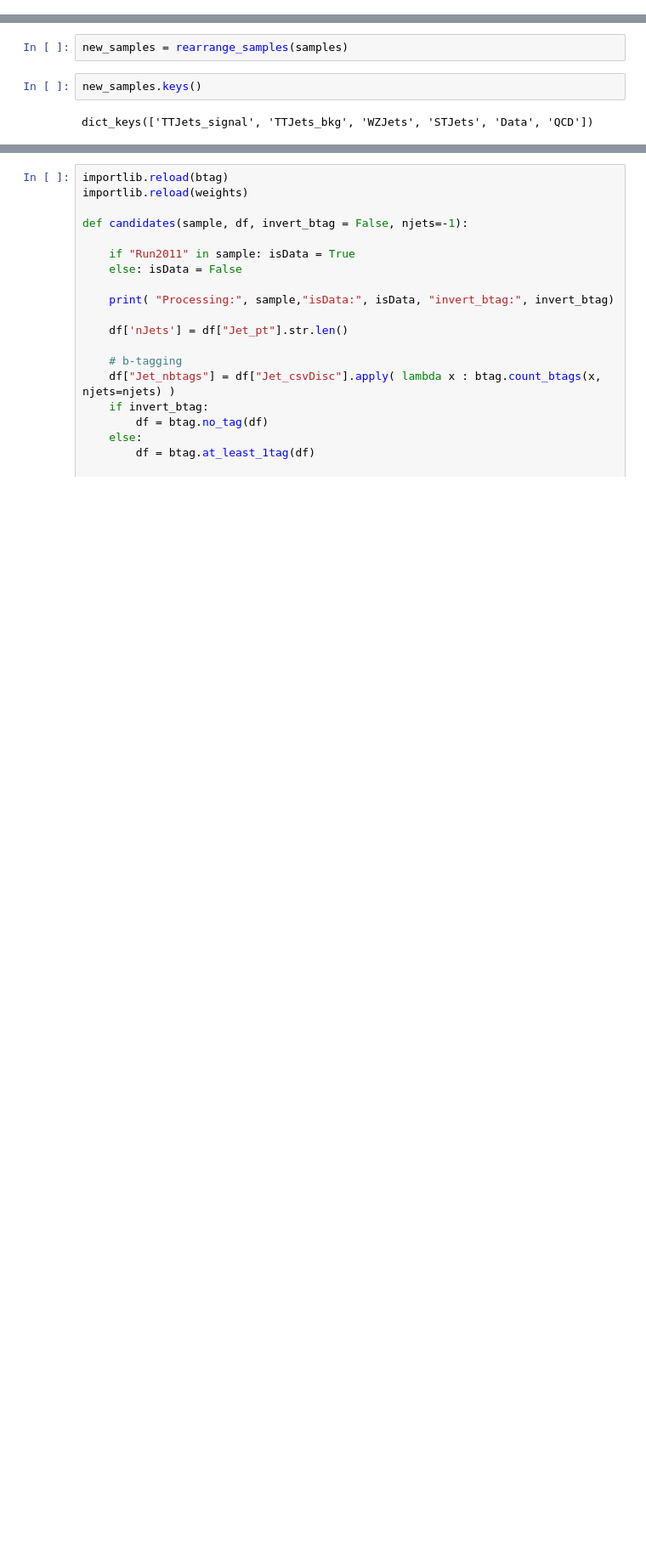
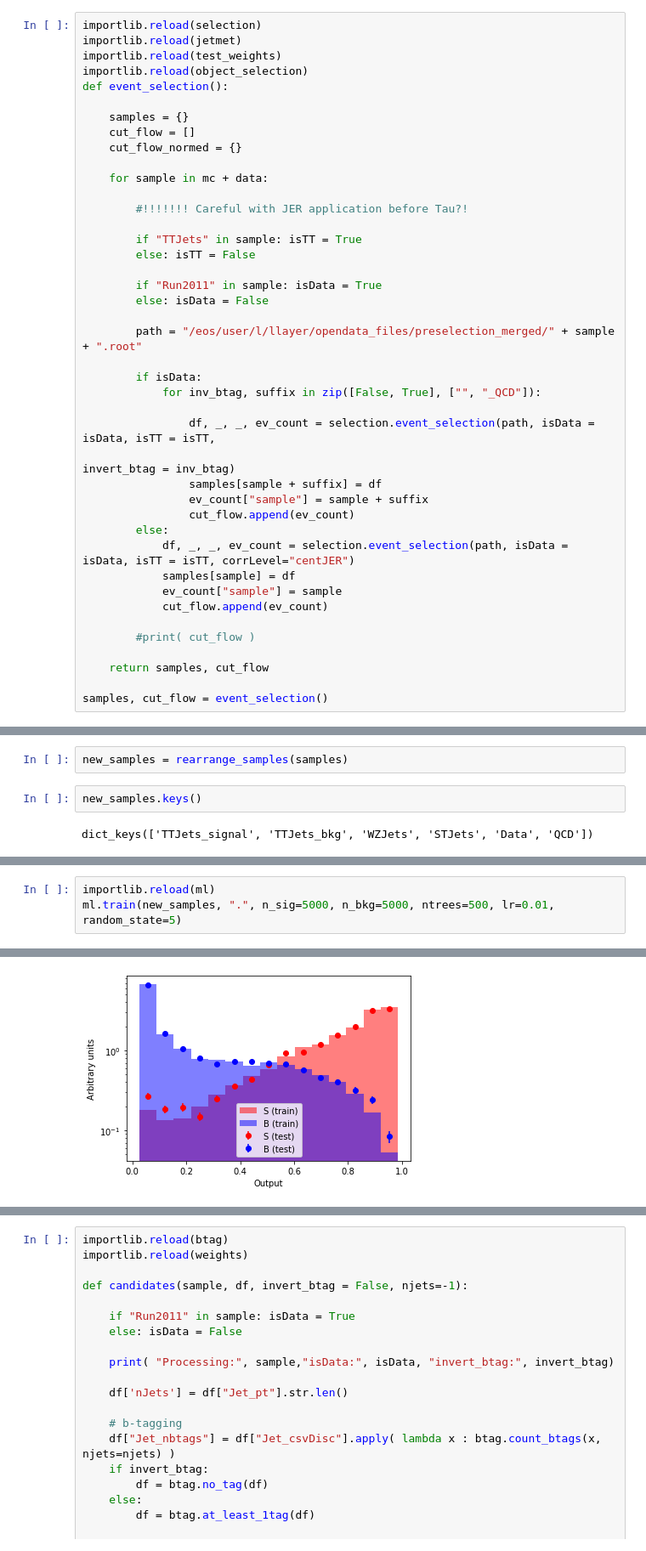
Before and after one commit to llayer/cmsopen, a Jupyter notebook: columnar/script_selection.ipynb, the cells around one changed output, grey strips where cells are left out. Shown: that part at 85% size. Saved outputs shown, nothing was run; the diff lists cells and outputs as text; blank space fills up the shorter version.

```diff
--- a/columnar/script_selection.ipynb
+++ b/columnar/script_selection.ipynb
@@ -587,0 +28,42 @@ dict_keys(['T_TuneZ2_s', 'WJetsToLNu', 'DYJetsToLL', 'T_TuneZ2_tW', 'T_TuneZ2_t-
+# %%
+importlib.reload(selection)
+importlib.reload(jetmet)
+importlib.reload(test_weights)
+importlib.reload(object_selection)
+def event_selection():
+
+    samples = {}
+    cut_flow = []
+    cut_flow_normed = {}
+
+    for sample in mc + data:
+
+        #!!!!!!! Careful with JER application before Tau?!
+
+        if "TTJets" in sample: isTT = True
+        else: isTT = False
+
+        if "Run2011" in sample: isData = True
+        else: isData = False
+
+        path = "/eos/user/l/llayer/opendata_files/preselection_merged/" + sample + ".root"
+
+        if isData:
+            for inv_btag, suffix in zip([False, True], ["", "_QCD"]):
+
+                df, _, _, ev_count = selection.event_selection(path, isData = isData, isTT = isTT,
+                                                                          invert_btag = inv_btag)
+                samples[sample + suffix] = df
+                ev_count["sample"] = sample + suffix
+                cut_flow.append(ev_count)
+        else:
+            df, _, _, ev_count = selection.event_selection(path, isData = isData, isTT = isTT, corrLevel="centJER")
+            samples[sample] = df
+            ev_count["sample"] = sample
+            cut_flow.append(ev_count)
+
+        #print( cut_flow )
+
+    return samples, cut_flow
+
+samples, cut_flow = event_selection()
@@ -610,0 +165,4 @@ dict_keys(['TTJets_signal', 'TTJets_bkg', 'WZJets', 'STJets', 'Data', 'QCD'])
+# %%
+importlib.reload(ml)
+ml.train(new_samples, ".", n_sig=5000, n_bkg=5000, ntrees=500, lr=0.01, random_state=5)
+# %% [output]
@@ -610,0 +206 @@ dict_keys(['TTJets_signal', 'TTJets_bkg', 'WZJets', 'STJets', 'Data', 'QCD'])
+[figure, added]
```
Also changed, not shown: parts of 87 cells of this notebook, 8 other files.
